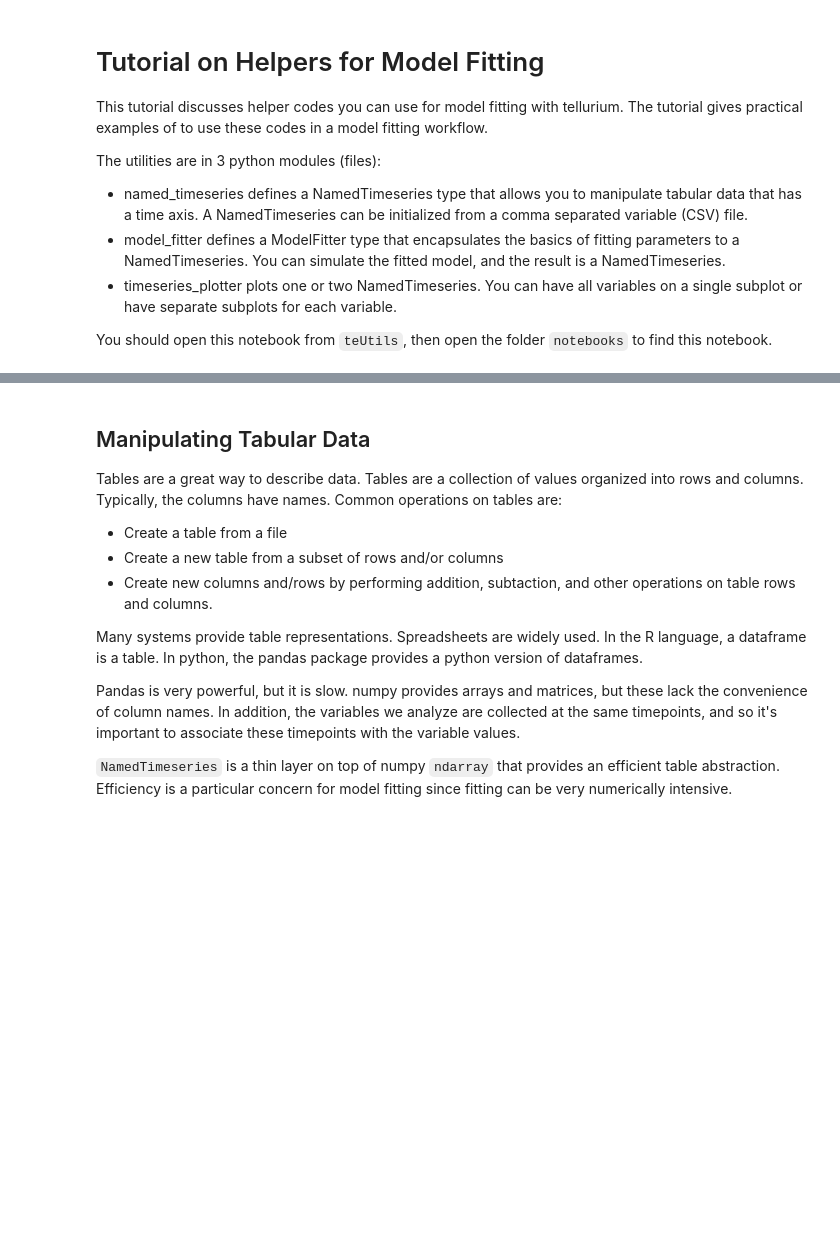
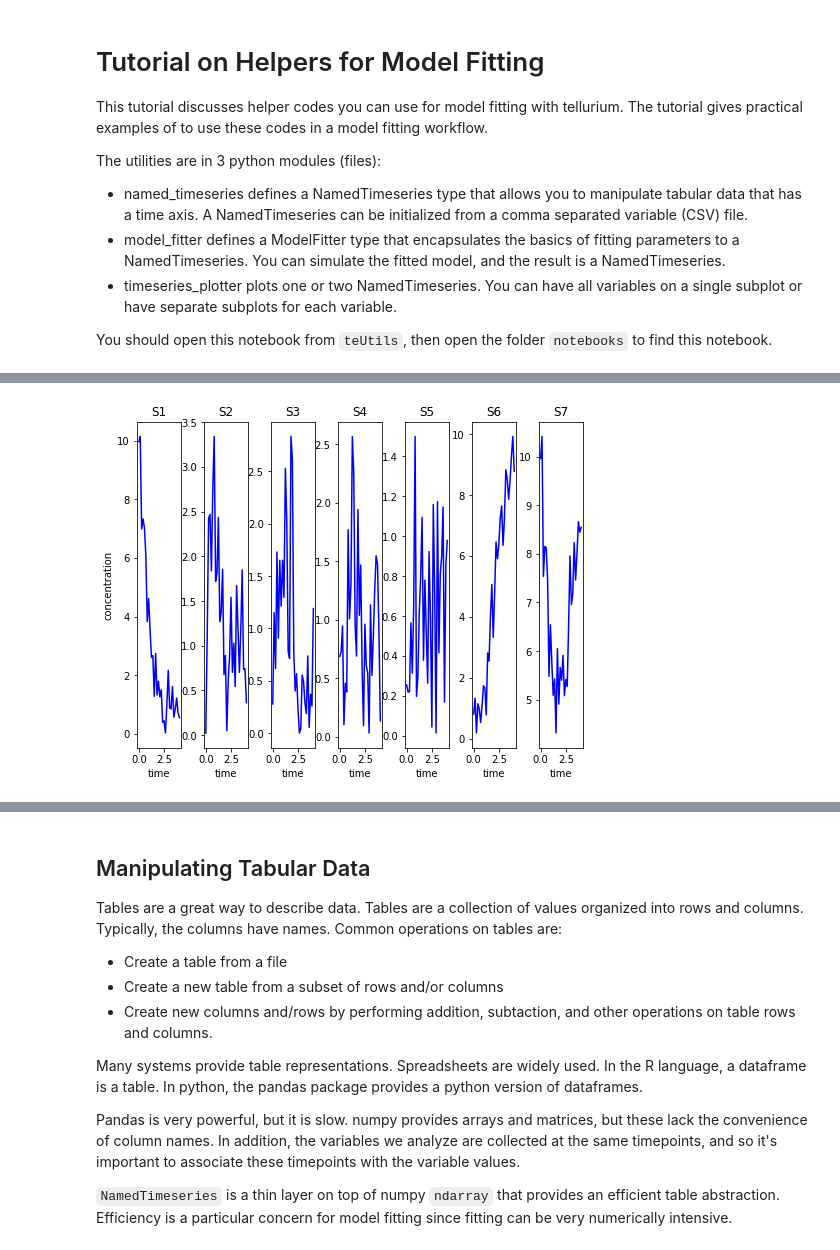
Before and after one commit to sys-bio/teUtils, a Jupyter notebook: teUtils/notebooks/Tutorial on Utilities for Model Fitting.ipynb, the cells around one changed output, grey strips where cells are left out. Cells and saved outputs as stored; diff of their text form; code cells hidden in the pictures; blank space fills up the shorter version.

```diff
--- a/teUtils/notebooks/Tutorial on Utilities for Model Fitting.ipynb
+++ b/teUtils/notebooks/Tutorial on Utilities for Model Fitting.ipynb
@@ -26,0 +35,4 @@ from teUtils.model_fitter import ModelFitter
+# %%
+# Create a time series from a CSV file
+ts1 = NamedTimeseries(csv_path="tst_data.txt")  # Construct from a file
+print(ts1)
@@ -26,0 +57,4 @@ from teUtils.model_fitter import ModelFitter
+# %%
+# Create a new column that is the sum of other columns
+ts1["S7"] = ts1["S1"] + 2*ts1[TIME]
+print(ts1)
@@ -26,0 +79,7 @@ from teUtils.model_fitter import ModelFitter
+# %%
+# Plot values in the timeseries
+plotter = TimeseriesPlotter()
+# Do a matrix of plots, one for each column
+plotter.plotTimeSingle(ts1)
+# %% [output]
+[figure, added]
```
Also changed, not shown: parts of 10 cells of this notebook, 2 other files.
